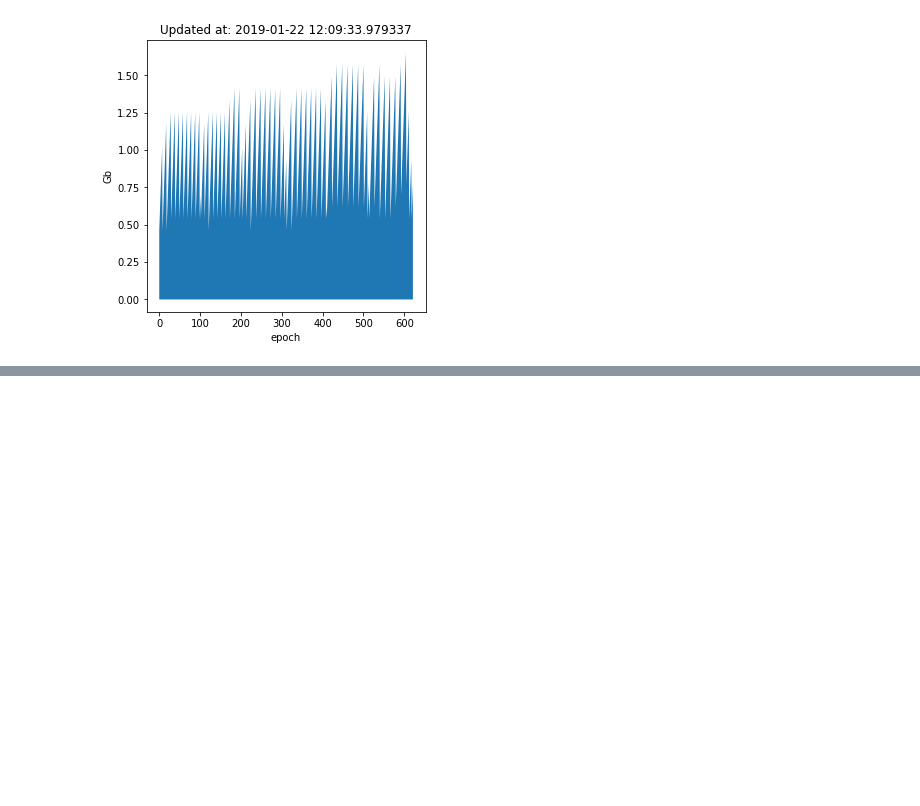
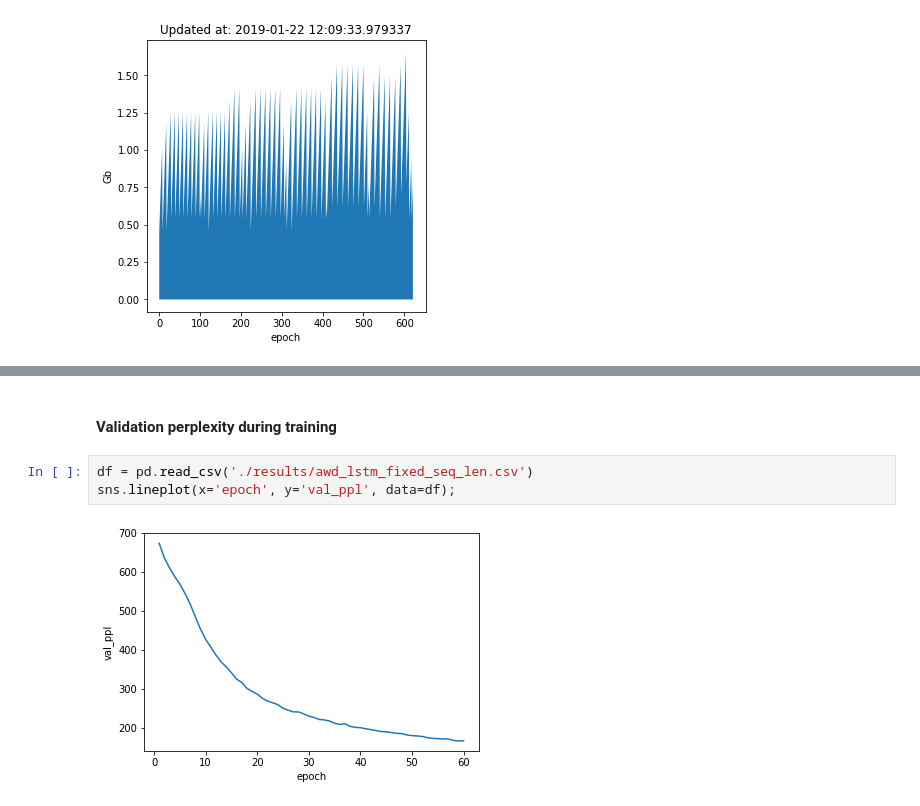
Before and after one commit to a-martyn/awd-lstm, a Jupyter notebook: monitor.ipynb, the cells around one changed output, grey strips where cells are left out. Saved outputs shown, nothing was run; the diff lists cells and outputs as text; blank space fills up the shorter version.

```diff
--- a/monitor.ipynb
+++ b/monitor.ipynb
@@ -70,0 +62,7 @@ plot_memory_usage3('./results/batch_metrics.csv')
+# %% [markdown]
+#### Validation perplexity during training
+# %%
+df = pd.read_csv('./results/awd_lstm_fixed_seq_len.csv')
+sns.lineplot(x='epoch', y='val_ppl', data=df);
+# %% [output]
+[figure, added]
```
Also changed, not shown: parts of 12 cells of this notebook, 5 other files.
